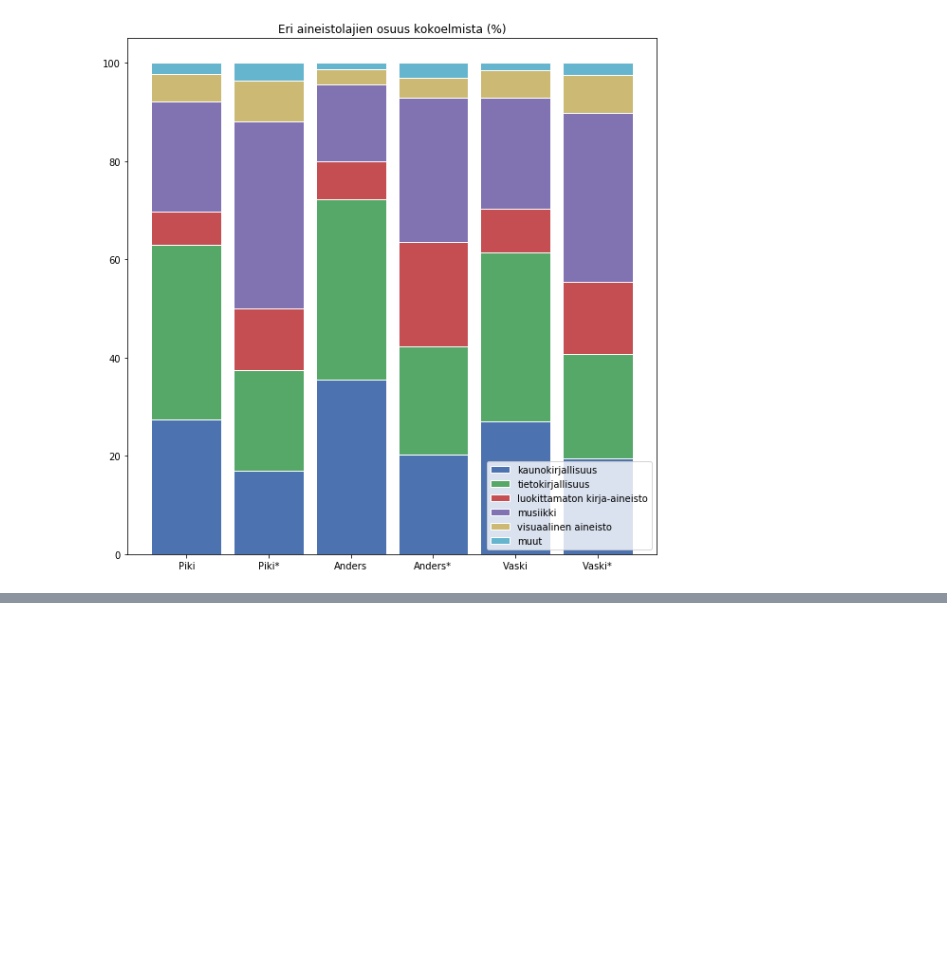
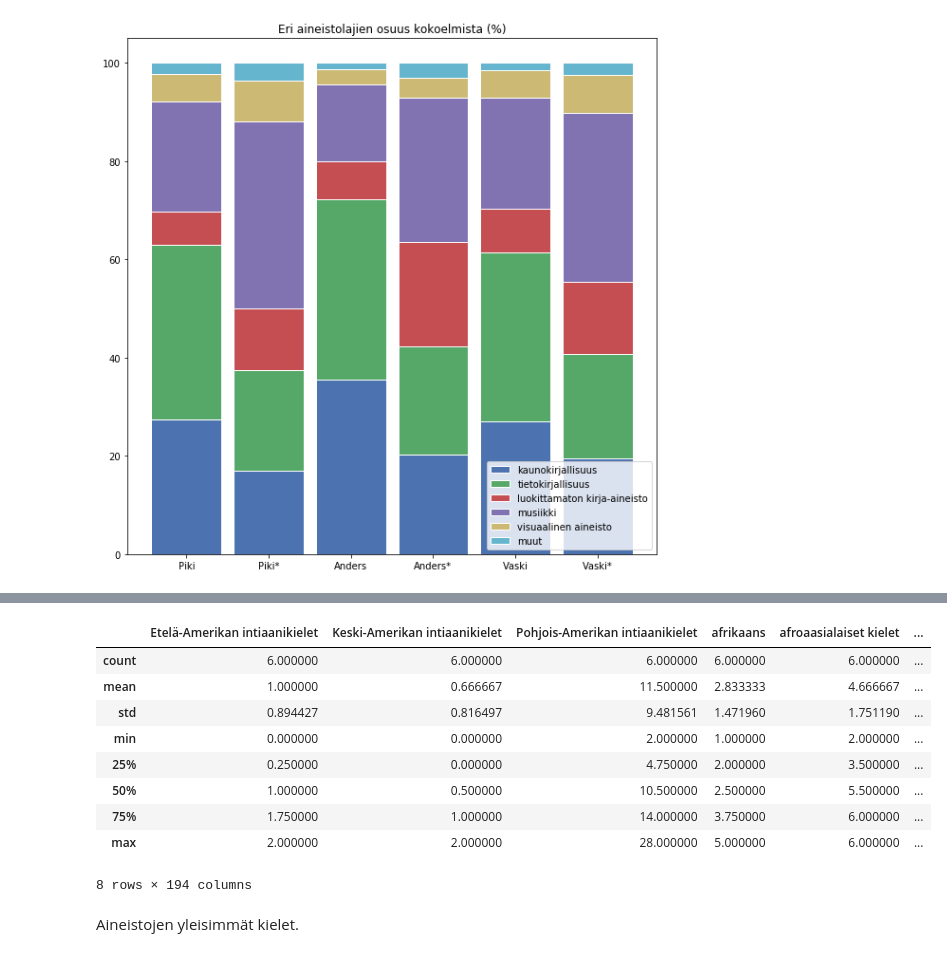
Before and after one commit to NatLibFi/melinda-yleisten-aineistokartoitus, a Jupyter notebook: Yleisten kirjastojen aineistot Melindassa -kartoitus.ipynb, the cells around one changed output, grey strips where cells are left out. Cells and saved outputs as stored; diff of their text form; code cells hidden in the pictures; blank space fills up the shorter version.

```diff
--- a/Yleisten kirjastojen aineistot Melindassa -kartoitus.ipynb
+++ b/Yleisten kirjastojen aineistot Melindassa -kartoitus.ipynb
@@ -326,0 +400,15 @@ aineistolajienOsuudet(df)
+# %%
+languages.describe()
+# %% [output]
+|  | Etelä-Amerikan intiaanikielet | Keski-Amerikan intiaanikielet | Pohjois-Amerikan intiaanikielet | afrikaans | afroaasialaiset kielet | ... |
+| count | 6.000000 | 6.000000 | 6.000000 | 6.000000 | 6.000000 | ... |
+| mean | 1.000000 | 0.666667 | 11.500000 | 2.833333 | 4.666667 | ... |
+| std | 0.894427 | 0.816497 | 9.481561 | 1.471960 | 1.751190 | ... |
+| min | 0.000000 | 0.000000 | 2.000000 | 1.000000 | 2.000000 | ... |
+| 25% | 0.250000 | 0.000000 | 4.750000 | 2.000000 | 3.500000 | ... |
+| 50% | 1.000000 | 0.500000 | 10.500000 | 2.500000 | 5.500000 | ... |
+| 75% | 1.750000 | 1.000000 | 14.000000 | 3.750000 | 6.000000 | ... |
+| max | 2.000000 | 2.000000 | 28.000000 | 5.000000 | 6.000000 | ... |
+8 rows × 194 columns
+# %% [markdown]
+Aineistojen yleisimmät kielet.
```
Also changed, not shown: parts of 18 cells of this notebook, 6 other files.
